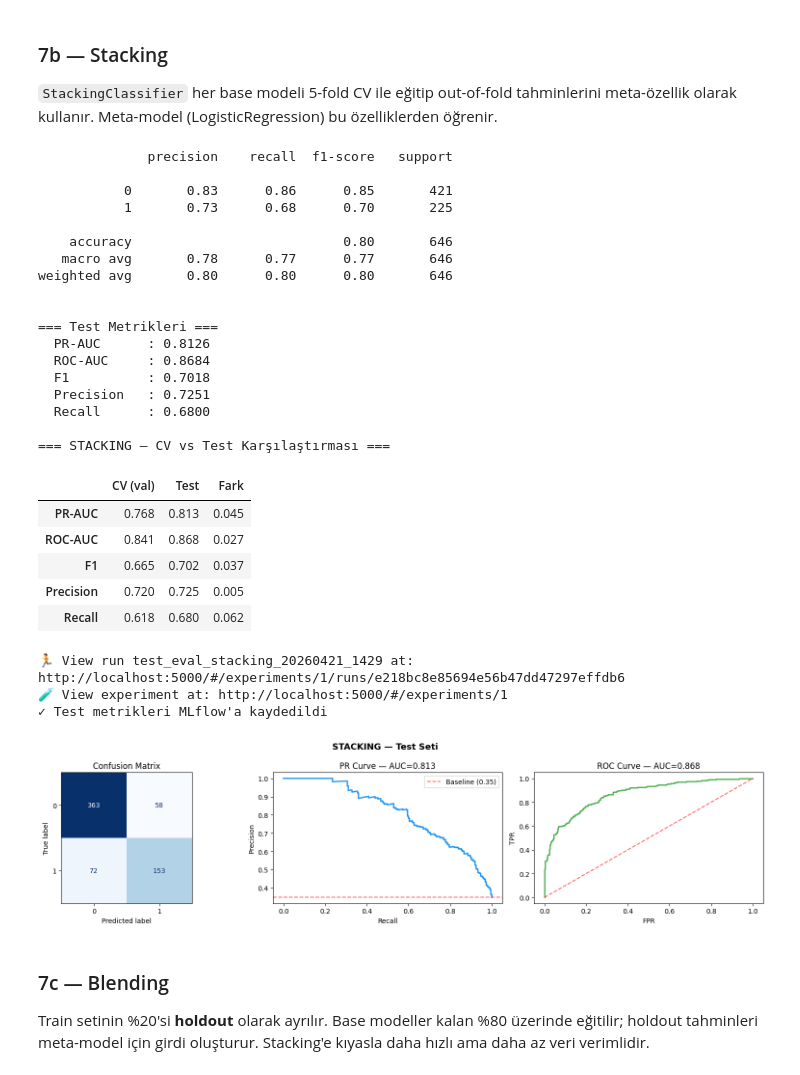
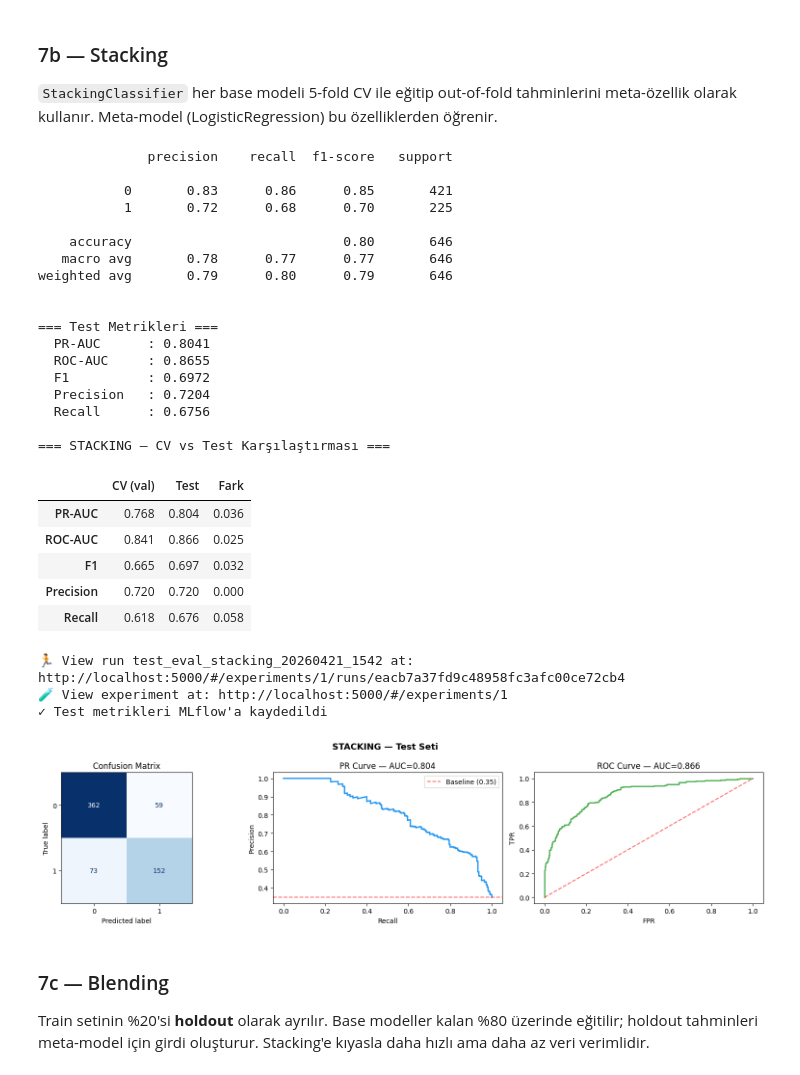
Before and after one commit to UgurIpekduzen/tmdb-hit-classifier, a Jupyter notebook: example.ipynb, the cells around one changed output. Cells and saved outputs as stored; diff of their text form; code cells hidden in the pictures.

Commit message:
ADVBK-42: feat(model): add logreg as base model to stacking classifier

```diff
--- a/example.ipynb
+++ b/example.ipynb
@@ -468,52 +499,53 @@ meta-özellik olarak kullanır. Meta-model (LogisticRegression) bu özelliklerde
 # %%
 stacking_clf = StackingClassifier(
     estimators=[
-        ('lgbm', clone(tuned_models['lgbm'])),
-        ('rf',   clone(tuned_models['rf'])),
+        ('lgbm',   clone(tuned_models['lgbm'])),
+        ('rf',     clone(tuned_models['rf'])),
+        ('logreg', clone(tuned_models['logreg'])),
     ],
     final_estimator=LogisticRegression(C=1.0, max_iter=1000, random_state=RANDOM_STATE),
     cv=5,
     stack_method='predict_proba',
     passthrough=False,
     n_jobs=1,
 )
 stacking_clf.fit(X_train, y_train)
 
 stacking_metrics = evaluate_test(
     stacking_clf, X_test, y_test, TASK_TYPE, 'stacking',
     cv_metrics=results[best]['val'],
     experiment_name=EXPERIMENT_NAME,
     feature_version=FEATURE_VERSION,
 )
 # %% [output]
               precision    recall  f1-score   support
 
            0       0.83      0.86      0.85       421
-           1       0.73      0.68      0.70       225
+           1       0.72      0.68      0.70       225
 
     accuracy                           0.80       646
    macro avg       0.78      0.77      0.77       646
-weighted avg       0.80      0.80      0.80       646
+weighted avg       0.79      0.80      0.79       646
 
 
 === Test Metrikleri ===
-  PR-AUC      : 0.8126
-  ROC-AUC     : 0.8684
-  F1          : 0.7018
-  Precision   : 0.7251
-  Recall      : 0.6800
+  PR-AUC      : 0.8041
+  ROC-AUC     : 0.8655
+  F1          : 0.6972
+  Precision   : 0.7204
+  Recall      : 0.6756
 
 === STACKING — CV vs Test Karşılaştırması ===
 |  | CV (val) | Test | Fark |
-| PR-AUC | 0.768 | 0.813 | 0.045 |
-| ROC-AUC | 0.841 | 0.868 | 0.027 |
-| F1 | 0.665 | 0.702 | 0.037 |
-| Precision | 0.720 | 0.725 | 0.005 |
-| Recall | 0.618 | 0.680 | 0.062 |
+| PR-AUC | 0.768 | 0.804 | 0.036 |
+| ROC-AUC | 0.841 | 0.866 | 0.025 |
+| F1 | 0.665 | 0.697 | 0.032 |
+| Precision | 0.720 | 0.720 | 0.000 |
+| Recall | 0.618 | 0.676 | 0.058 |
-🏃 View run test_eval_stacking_20260421_1429 at: http://localhost:5000/#/experiments/1/runs/e218bc8e85694e56b47dd47297effdb6
+🏃 View run test_eval_stacking_20260421_1542 at: http://localhost:5000/#/experiments/1/runs/eacb7a37fd9c48958fc3afc00ce72cb4
 🧪 View experiment at: http://localhost:5000/#/experiments/1
 ✓ Test metrikleri MLflow'a kaydedildi
-[figure, old version]
+[figure, new version]
 # %% [markdown]
 ### 7c — Blending
 
```
Also changed, not shown: parts of 10 cells of this notebook.
